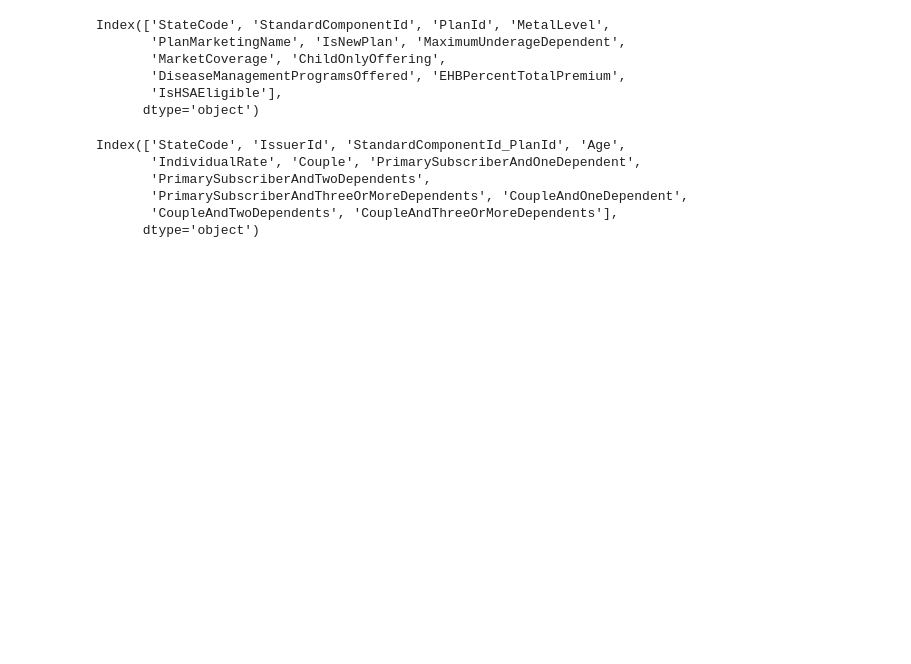
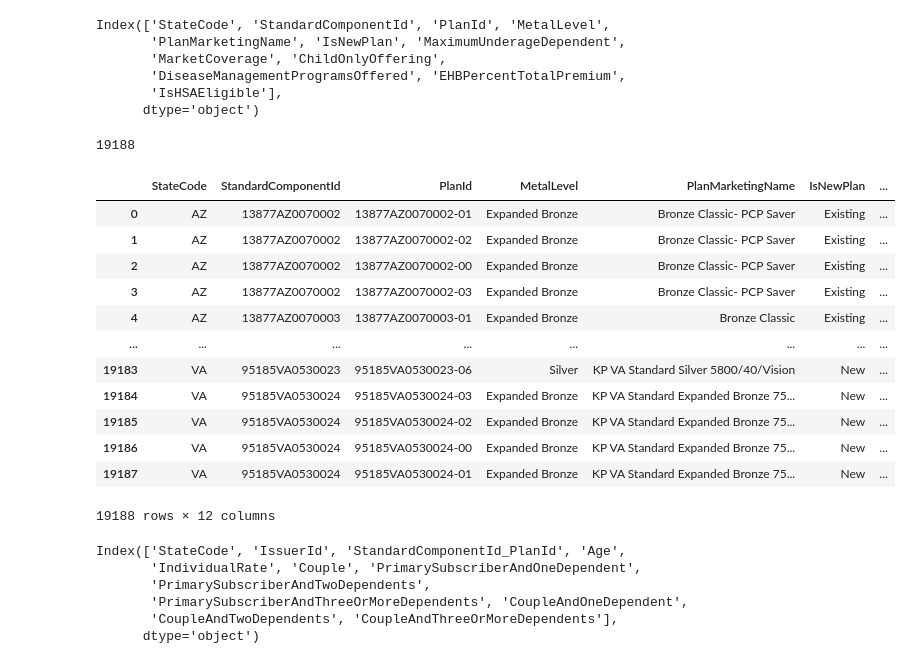
Before and after one commit to CarlosAlvarado-git/Proyecto_Final_BI, a Jupyter notebook: DataPreparation.ipynb, the cells around one changed output. Cells and saved outputs as stored; diff of their text form; code cells hidden in the pictures; blank space fills up the shorter version.

Commit message:
Arreglamos: DiseaseManagementProgramsOffered

```diff
--- a/DataPreparation.ipynb
+++ b/DataPreparation.ipynb
@@ -378,3 +378,40 @@ Index(['StateCode', 'StandardComponentId', 'PlanId', 'MetalLevel',
        'DiseaseManagementProgramsOffered', 'EHBPercentTotalPremium',
        'IsHSAEligible'],
       dtype='object')
+# %%
+Planes.shape[0]
+# %% [output]
+19188
+# %%
+vector_contados = []
+for i in range(Planes.shape[0]):
+    valor = Planes.iat[i,9]
+    count_commas = valor.count(",")
+    if (count_commas == 0):
+        if(len(valor) > 0):
+            vector_contados.append(count_commas+1)
+        else:
+            vector_contados.append(count_commas)
+    else:
+        vector_contados.append(count_commas+1)
+
+columan_nueva = pd.DataFrame({'DiseaseManagementProgramsOffered': vector_contados})
+#columan_nueva
+
+# replace column 'B' with column 'C'
+Planes['DiseaseManagementProgramsOffered'] = columan_nueva['DiseaseManagementProgramsOffered']
+Planes
+# %% [output]
+|  | StateCode | StandardComponentId | PlanId | MetalLevel | PlanMarketingName | IsNewPlan | ... |
+| 0 | AZ | 13877AZ0070002 | 13877AZ0070002-01 | Expanded Bronze | Bronze Classic- PCP Saver | Existing | ... |
+| 1 | AZ | 13877AZ0070002 | 13877AZ0070002-02 | Expanded Bronze | Bronze Classic- PCP Saver | Existing | ... |
+| 2 | AZ | 13877AZ0070002 | 13877AZ0070002-00 | Expanded Bronze | Bronze Classic- PCP Saver | Existing | ... |
+| 3 | AZ | 13877AZ0070002 | 13877AZ0070002-03 | Expanded Bronze | Bronze Classic- PCP Saver | Existing | ... |
+| 4 | AZ | 13877AZ0070003 | 13877AZ0070003-01 | Expanded Bronze | Bronze Classic | Existing | ... |
+| ... | ... | ... | ... | ... | ... | ... | ... |
+| 19183 | VA | 95185VA0530023 | 95185VA0530023-06 | Silver | KP VA Standard Silver 5800/40/Vision | New | ... |
+| 19184 | VA | 95185VA0530024 | 95185VA0530024-03 | Expanded Bronze | KP VA Standard Expanded Bronze 75... | New | ... |
+| 19185 | VA | 95185VA0530024 | 95185VA0530024-02 | Expanded Bronze | KP VA Standard Expanded Bronze 75... | New | ... |
+| 19186 | VA | 95185VA0530024 | 95185VA0530024-00 | Expanded Bronze | KP VA Standard Expanded Bronze 75... | New | ... |
+| 19187 | VA | 95185VA0530024 | 95185VA0530024-01 | Expanded Bronze | KP VA Standard Expanded Bronze 75... | New | ... |
+19188 rows × 12 columns
```
Also changed, not shown: parts of 1 cell of this notebook.
